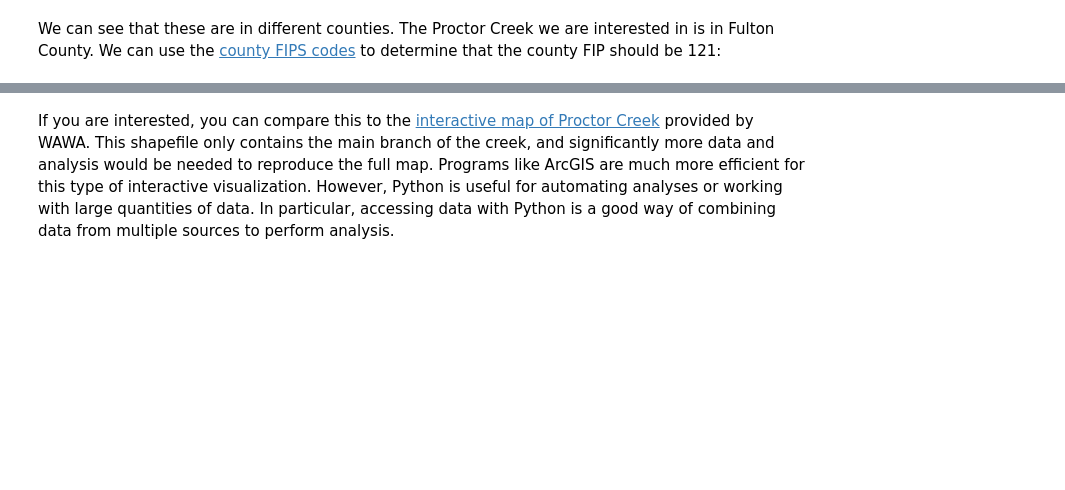
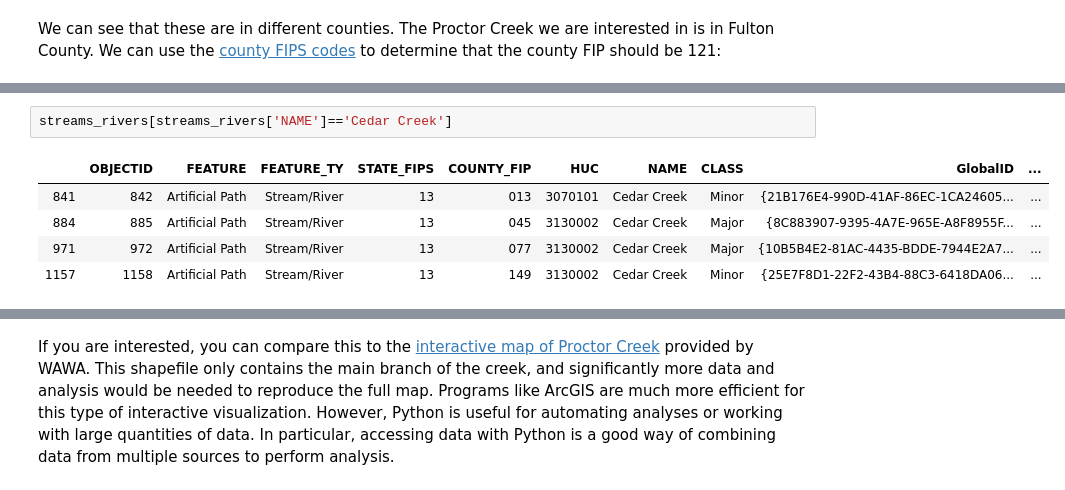
Before and after one commit to medford-group/data_analytics_for_engineers, a Jupyter notebook: modules/3-data_management/data_management.ipynb, the cells around one changed output, grey strips where cells are left out. Saved outputs shown, nothing was run; the diff lists cells and outputs as text; blank space fills up the shorter version.

```diff
--- a/modules/3-data_management/data_management.ipynb
+++ b/modules/3-data_management/data_management.ipynb
@@ -468,0 +629,8 @@ proctor_creek.plot();
+# %%
+streams_rivers[streams_rivers['NAME']=='Cedar Creek']
+# %% [output]
+|  | OBJECTID | FEATURE | FEATURE_TY | STATE_FIPS | COUNTY_FIP | HUC | NAME | CLASS | GlobalID | ... |
+| 841 | 842 | Artificial Path | Stream/River | 13 | 013 | 3070101 | Cedar Creek | Minor | {21B176E4-990D-41AF-86EC-1CA24605... | ... |
+| 884 | 885 | Artificial Path | Stream/River | 13 | 045 | 3130002 | Cedar Creek | Major | {8C883907-9395-4A7E-965E-A8F8955F... | ... |
+| 971 | 972 | Artificial Path | Stream/River | 13 | 077 | 3130002 | Cedar Creek | Major | {10B5B4E2-81AC-4435-BDDE-7944E2A7... | ... |
+| 1157 | 1158 | Artificial Path | Stream/River | 13 | 149 | 3130002 | Cedar Creek | Minor | {25E7F8D1-22F2-43B4-88C3-6418DA06... | ... |
```
Also changed, not shown: parts of 70 cells of this notebook.
